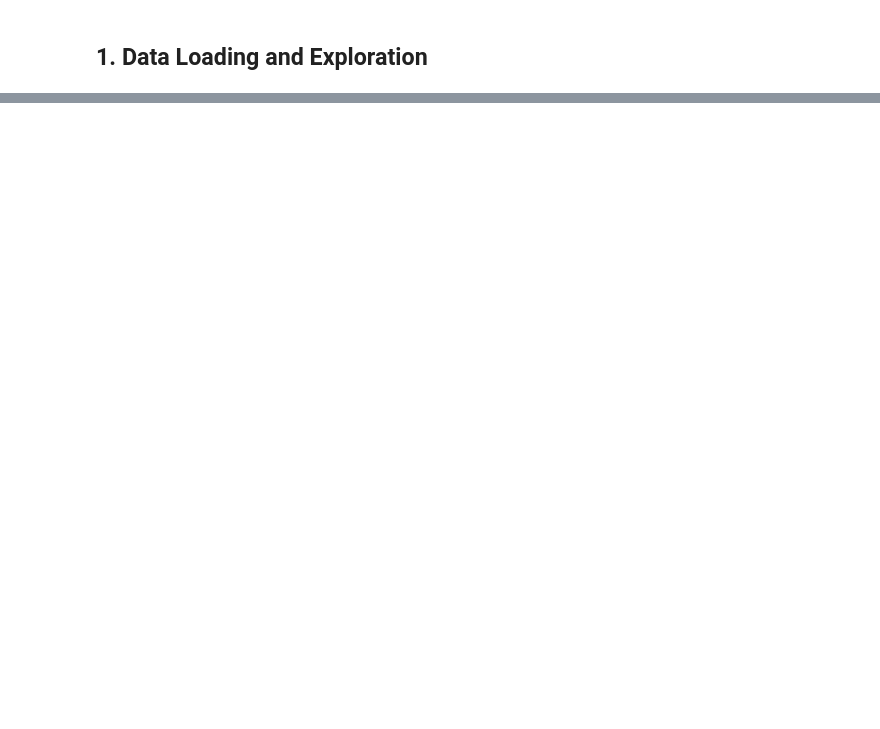
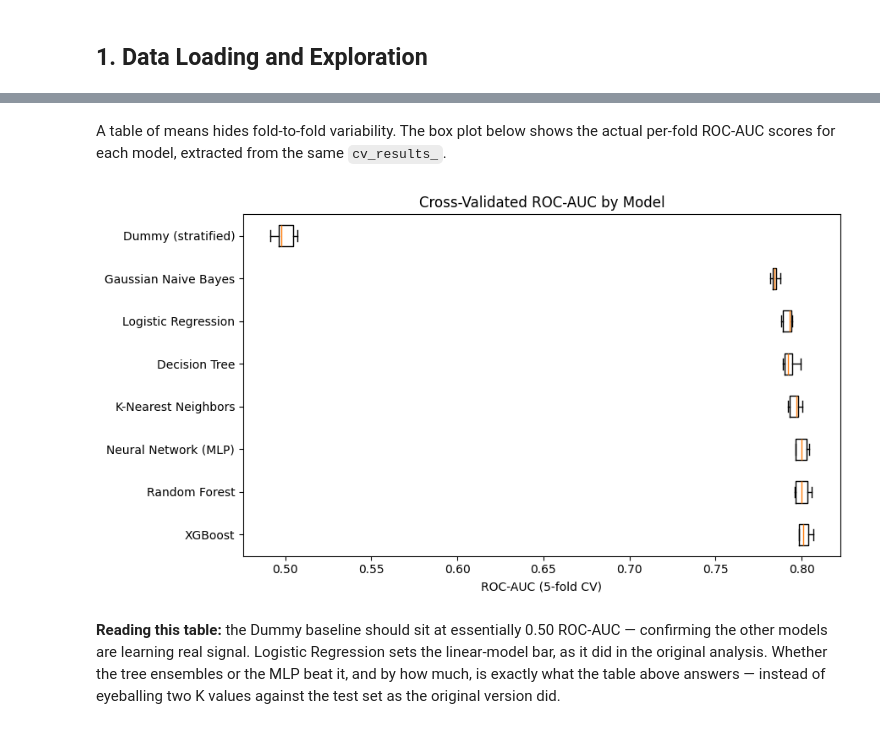
Before and after one commit to xjwllmsx/cardio-ml-predictor, a Jupyter notebook: cardio-ml-predictor.ipynb, the cells around one changed output, grey strips where cells are left out. Cells and saved outputs as stored; diff of their text form; code cells hidden in the pictures; blank space fills up the shorter version.

```diff
--- a/cardio-ml-predictor.ipynb
+++ b/cardio-ml-predictor.ipynb
@@ -720,0 +413,16 @@ The path from academic exercise to clinical deployment is long and requires rigo
+# %%
+extended_names = [
+    "K-Nearest Neighbors",
+    "Random Forest",
+    "XGBoost",
+    "Neural Network (MLP)",
+]
+
+for name in extended_names:
+    print_statement_header(f"Tuning: {name}")
+    searches[name] = tune_model(model_specs[name], X_train, y_train)
+    best = searches[name]
+    idx = best.best_index_
+    print(f"Best CV ROC-AUC: {best.cv_results_['mean_test_roc_auc'][idx]:.4f}")
+    if best.best_params_:
+        print(f"Best params: {best.best_params_}")
@@ -720,0 +458,3 @@ The path from academic exercise to clinical deployment is long and requires rigo
+# %%
+comparison_table = cv_comparison_table(searches)
+comparison_table.sort_values("roc_auc (mean)", ascending=False)
@@ -720,0 +472,28 @@ The path from academic exercise to clinical deployment is long and requires rigo
+# %% [markdown]
+A table of means hides fold-to-fold variability. The box plot below shows the actual per-fold
+ROC-AUC scores for each model, extracted from the same `cv_results_`.
+# %%
+fold_scores = {
+    name: [
+        search.cv_results_[f"split{i}_test_roc_auc"][search.best_index_]
+        for i in range(5)
+    ]
+    for name, search in searches.items()
+}
+fold_scores_df = pd.DataFrame(fold_scores)
+
+order = comparison_table["roc_auc (mean)"].sort_values(ascending=False).index
+fig, ax = plt.subplots(figsize=(9, 5))
+ax.boxplot([fold_scores_df[name] for name in order], tick_labels=order, vert=False)
+ax.set_xlabel("ROC-AUC (5-fold CV)")
+ax.set_title("Cross-Validated ROC-AUC by Model")
+plt.tight_layout()
+plt.show()
+# %% [output]
+[figure, added]
+# %% [markdown]
+**Reading this table:** the Dummy baseline should sit at essentially 0.50 ROC-AUC — confirming the
+other models are learning real signal. Logistic Regression sets the linear-model bar, as it did in
+the original analysis. Whether the tree ensembles or the MLP beat it, and by how much, is exactly
+what the table above answers — instead of eyeballing two K values against the test set as the
+original version did.
```
Also changed, not shown: parts of 107 cells of this notebook, 3 other files.
